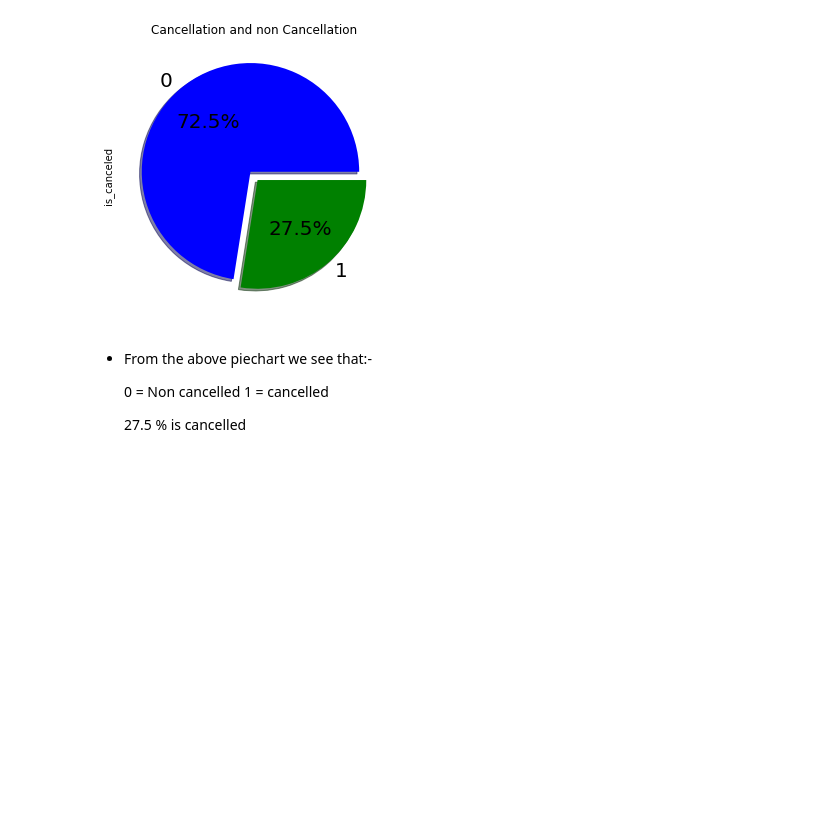
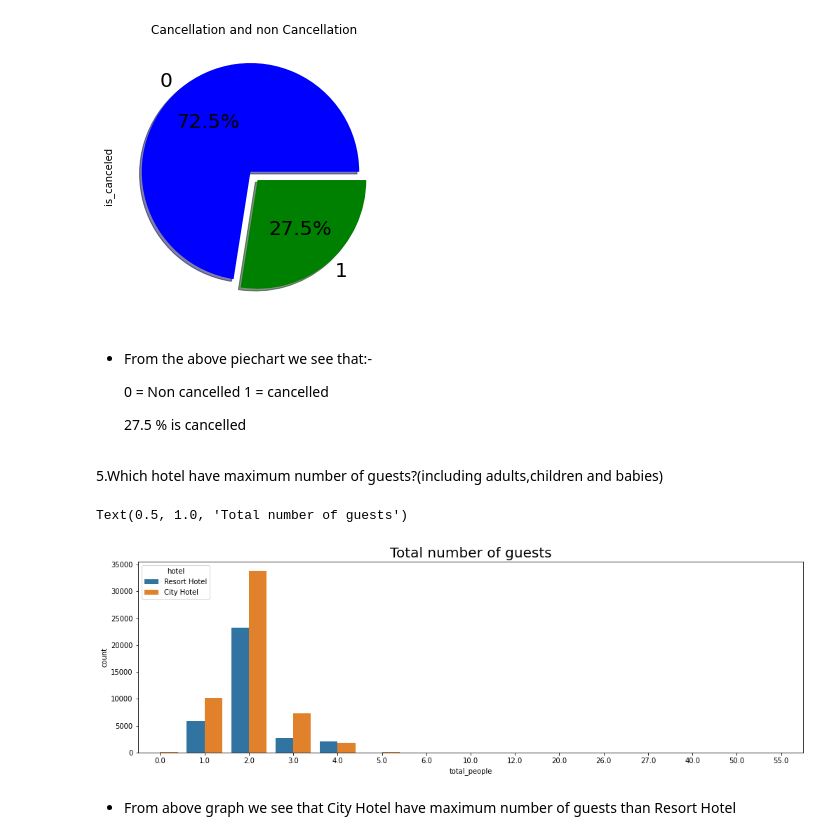
Before and after one commit to sushmitasardar/Tesla-code-EDA-project.1, a Jupyter notebook: Copy_of_Hotel_Booking_Analysis_Capstone_Project.ipynb, the cells around one changed output. Cells and saved outputs as stored; diff of their text form; code cells hidden in the pictures; blank space fills up the shorter version.

```diff
--- a/Copy_of_Hotel_Booking_Analysis_Capstone_Project.ipynb
+++ b/Copy_of_Hotel_Booking_Analysis_Capstone_Project.ipynb
@@ -235,3 +235,19 @@ Text(0.5, 1.0, 'Cancellation and non Cancellation')
   1 = cancelled
 
   27.5 % is cancelled
+# %% [markdown]
+5.Which hotel have maximum number of guests?(including adults,children and babies)
+# %%
+# Adding total_people number as a new column in the dataset
+df['total_people']= df['adults'] + df['children'] + df['babies']
+# %%
+# showing total number of guest in each hotels
+plt.figure(figsize=(17,5))
+sns.countplot(data = df, x = 'total_people', hue = 'hotel').set_title("Total number of guests", fontsize = 20)
+# %% [output]
+Text(0.5, 1.0, 'Total number of guests')
+[figure, added]
+# %% [markdown]
+
+
+* From above graph we see that City Hotel have maximum number of guests than Resort Hotel
```
Also changed, not shown: parts of 9 cells of this notebook.
